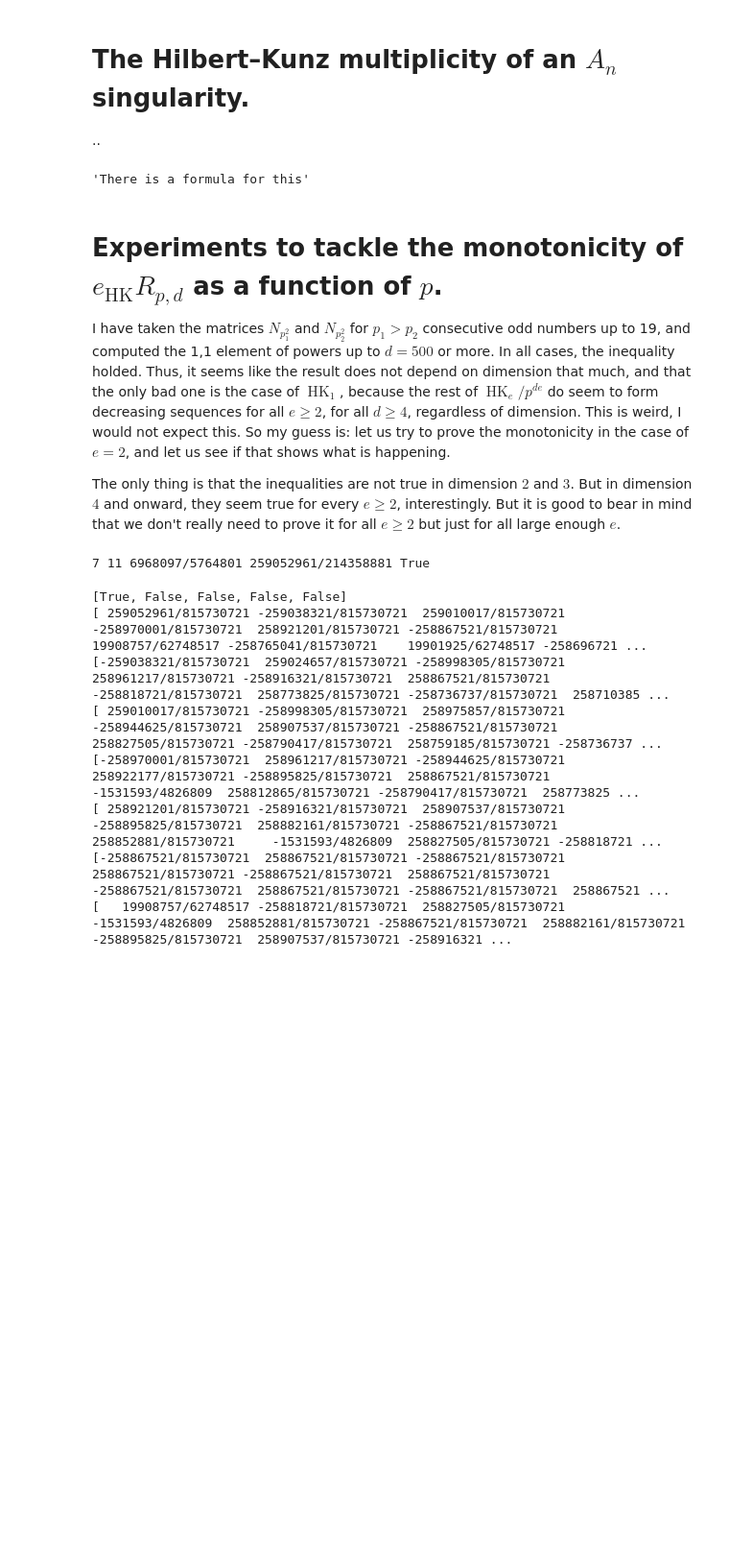
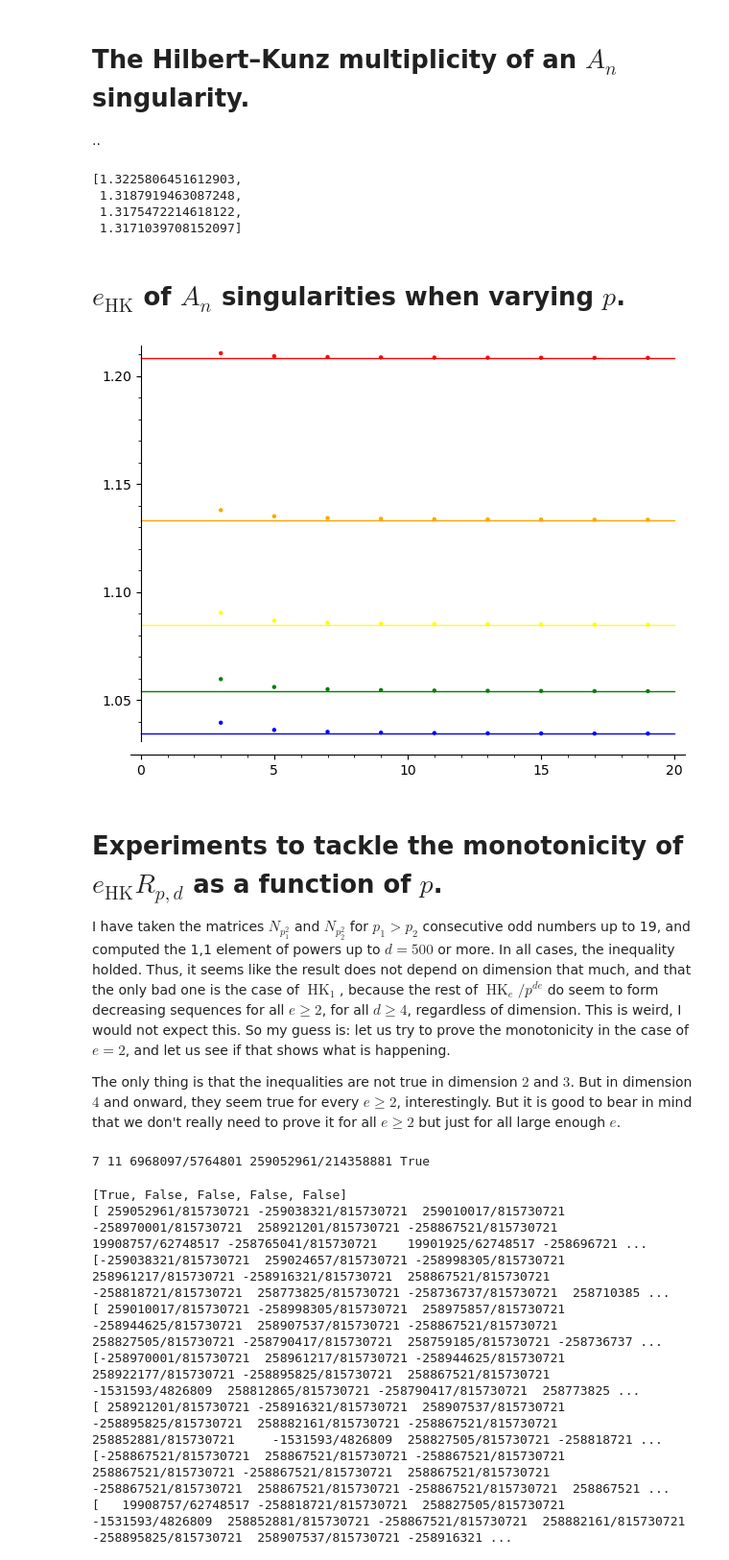
Before and after one commit to joelcrey/JupyterNotebooks, a Jupyter notebook: notebooks/ehkansingularity.ipynb, the cells around one changed output. Shown at 96% size. Saved outputs shown, nothing was run; the diff lists cells and outputs as text; code cells hidden in the pictures; blank space fills up the shorter version.

```diff
--- a/notebooks/ehkansingularity.ipynb
+++ b/notebooks/ehkansingularity.ipynb
@@ -160,12 +160,34 @@ def eHKAn(p,n,dim):
     HK1 = p**e0*(N_a(p,e0)**dim)[0,0] # Ok
     HK2 = p**e0*((N_a(p,e0+mu)**dim)*N_b)[0,0] #If mu is greater than 3, this is already too big for p≥7.
     return (HK2 - HK1*lsh)/(p**(mu*dim)-lsh)/p**(e0*dim)#,(HK1)/(p**((e0)*dim))
+
+def cd(d):
+    return (1/cos(x)+tan(x))[d]
+
 n = 2#int(input('Introduce the A_n singularity you want to study (e.g. input 1 to study A_1)'))
 d = 4#int(input('Introduce the dimension'))
 p = 5#int(input('Introduce the characteristic'))
-eHKAn(2,2,d)
+[float(eHKAn(2*m+1,5,4)) for m in [2,3,5,6]]
 # %% [output]
-'There is a formula for this'
+[1.3225806451612903,
+ 1.3187919463087248,
+ 1.3175472214618122,
+ 1.3171039708152097]
+# %% [markdown]
+# $e_\text{HK}$ of $A_n$ singularities when varying $p$.
+# %%
+n = 1
+d0 = 4
+dmax = d0+5
+p0 = 1 #p0 = 0 hace que aparezca el valor en caracteristica 2
+pmax = 10
+eHKs = [[(2*m+1,eHKAn(2*m+1,n,d)) for m in range(1,pmax)] for d in range(d0,dmax)]
+colors = ['red','orange','yellow','green','blue','purple','pink','brown']
+R.<x>=PowerSeriesRing(QQ,'x')
+lowerbounds = [1+cd(k) for k in range(d0,dmax)]
+(sum(points(eHKs[r],color = colors[r])+plot(lowerbounds[r],(x,0,2*pmax),color = colors[r]) for r in range(dmax-d0))).show()
+# %% [output]
+[figure, added]
 # %% [markdown]
 # Experiments to tackle the monotonicity of $e_\text{HK}{R_{p,d}}$ as a function of $p$.
 I have taken the matrices $N_{p_1^2}$ and $N_{p_2^2}$ for $p_1>p_2$ consecutive odd numbers up to 19, and computed the 1,1 element of powers up to $d = 500$ or more. In all cases, the inequality holded. Thus, it seems like the result does not depend on dimension that much, and that the only bad one is the case of $\operatorname{HK}_1$, because the rest of $\operatorname{HK}_e/p^{de}$ do seem to form decreasing sequences for all $e\geq 2$, for all $d\geq 4$, regardless of dimension. This is weird, I would not expect this. So my guess is: let us try to prove the monotonicity in the case of $e=2$, and let us see if that shows what is happening.
```
Also changed, not shown: 3 other files.
